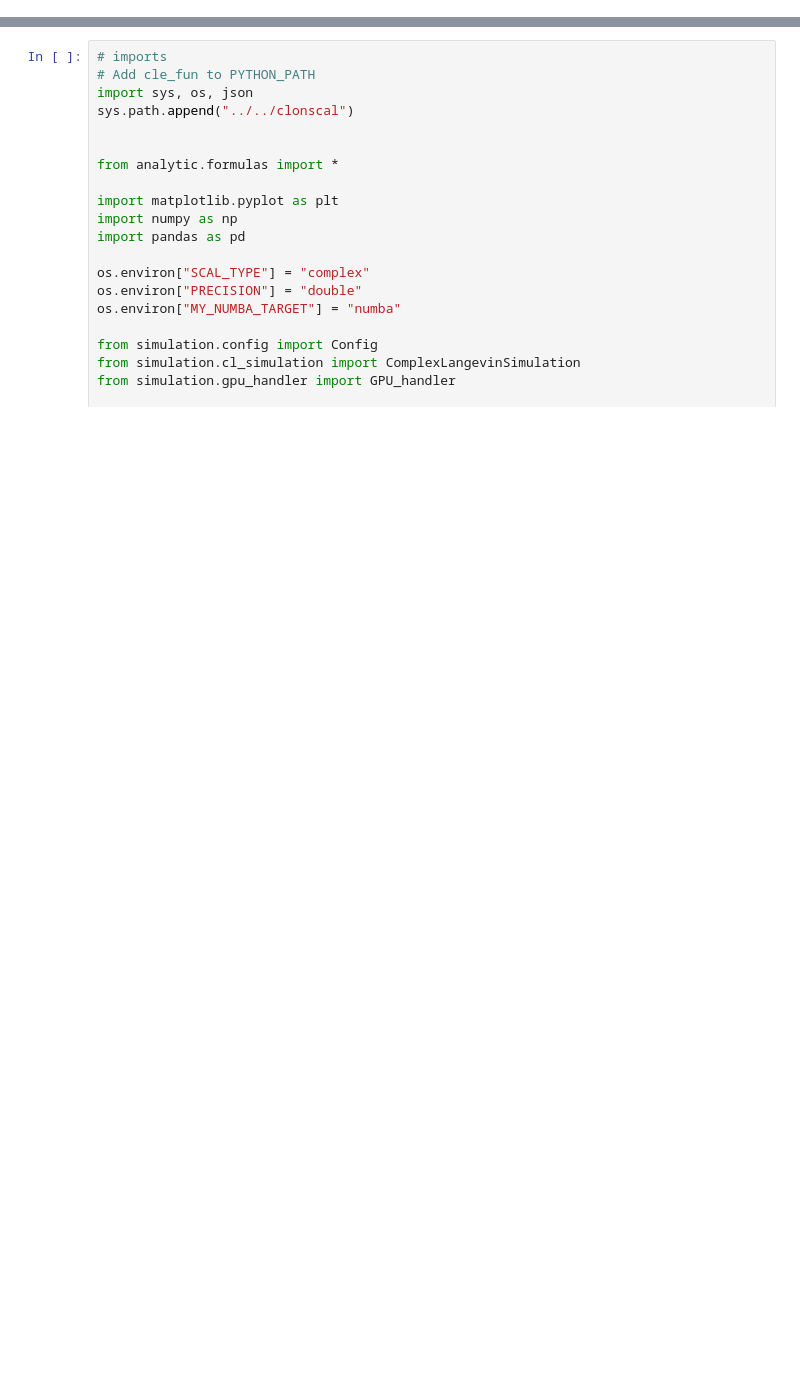
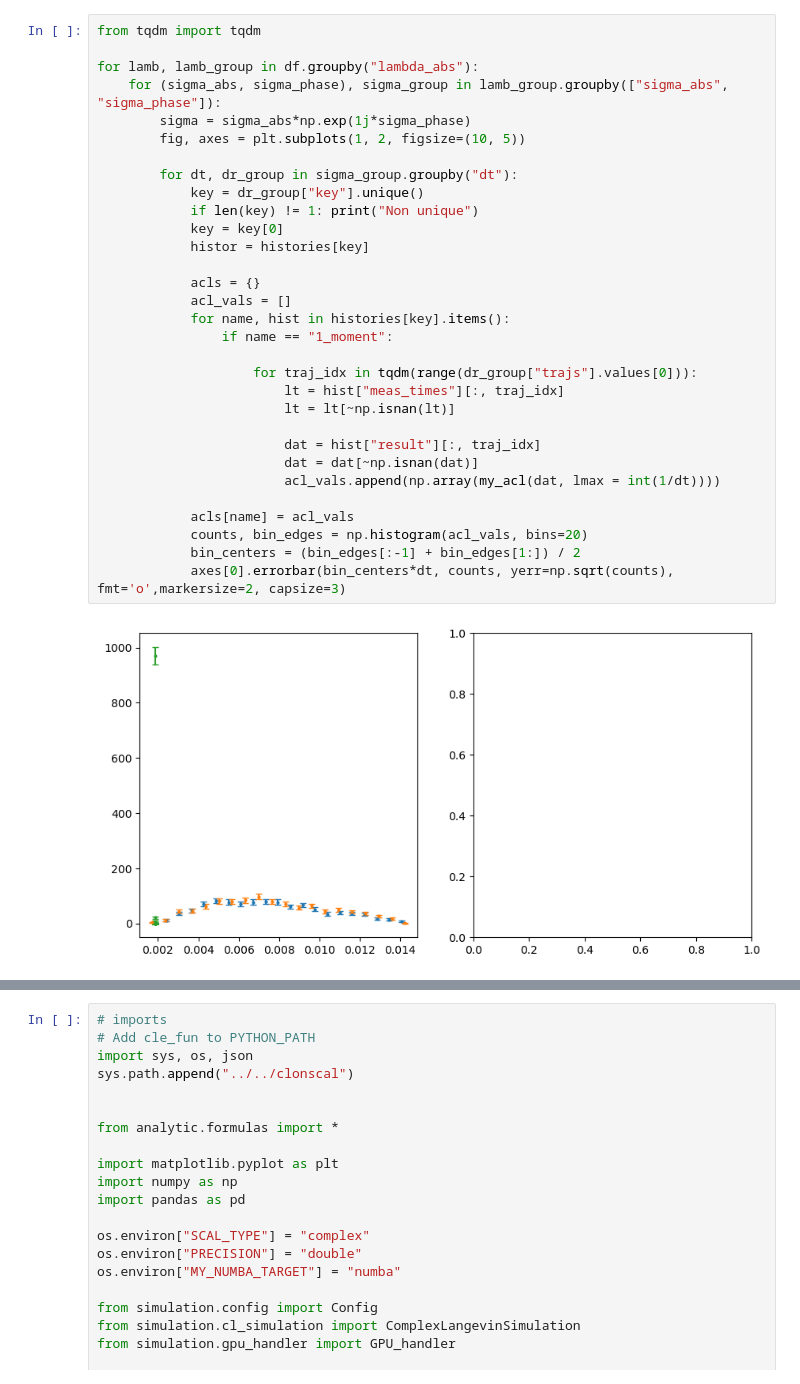
Before and after one commit to FabianHelmberger/Master_project, a Jupyter notebook: results/money_plots/notebooks/unmod/autocorr.ipynb, the cells around one changed output, grey strips where cells are left out. Drawn from its saved outputs; the diff is of its cells as text; blank space fills up the shorter version.

```diff
--- a/results/money_plots/notebooks/unmod/autocorr.ipynb
+++ b/results/money_plots/notebooks/unmod/autocorr.ipynb
@@ -0,0 +189,33 @@
+# %%
+from tqdm import tqdm
+
+for lamb, lamb_group in df.groupby("lambda_abs"):
+    for (sigma_abs, sigma_phase), sigma_group in lamb_group.groupby(["sigma_abs", "sigma_phase"]):
+        sigma = sigma_abs*np.exp(1j*sigma_phase)
+        fig, axes = plt.subplots(1, 2, figsize=(10, 5))
+
+        for dt, dr_group in sigma_group.groupby("dt"):
+            key = dr_group["key"].unique()
+            if len(key) != 1: print("Non unique")
+            key = key[0]
+            histor = histories[key]
+
+            acls = {}
+            acl_vals = []
+            for name, hist in histories[key].items():
+                if name == "1_moment":
+
+                    for traj_idx in tqdm(range(dr_group["trajs"].values[0])):
+                        lt = hist["meas_times"][:, traj_idx]
+                        lt = lt[~np.isnan(lt)]
+
+                        dat = hist["result"][:, traj_idx]
+                        dat = dat[~np.isnan(dat)]
+                        acl_vals.append(np.array(my_acl(dat, lmax = int(1/dt))))
+
+            acls[name] = acl_vals
+            counts, bin_edges = np.histogram(acl_vals, bins=20)
+            bin_centers = (bin_edges[:-1] + bin_edges[1:]) / 2
+            axes[0].errorbar(bin_centers*dt, counts, yerr=np.sqrt(counts), fmt='o',markersize=2, capsize=3)
+# %% [output]
+[figure, added]
```
Also changed, not shown: parts of 10 cells of this notebook.
